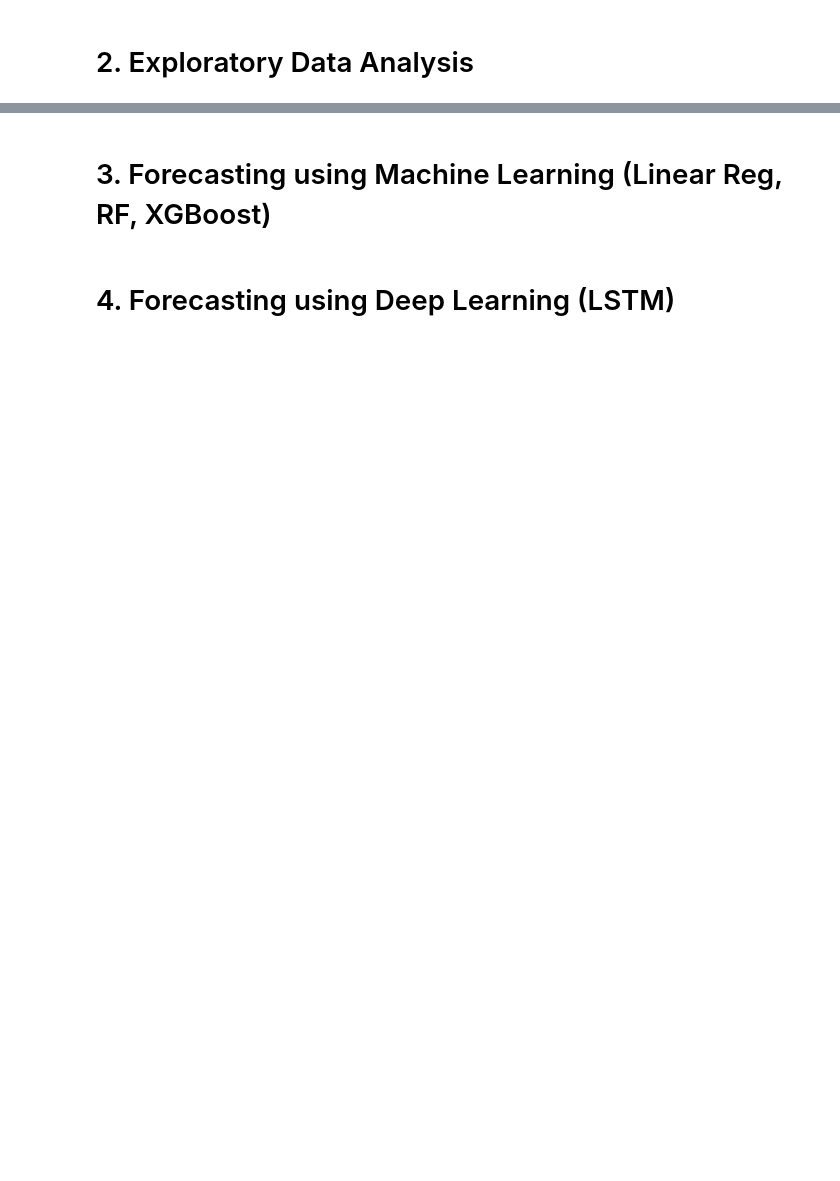
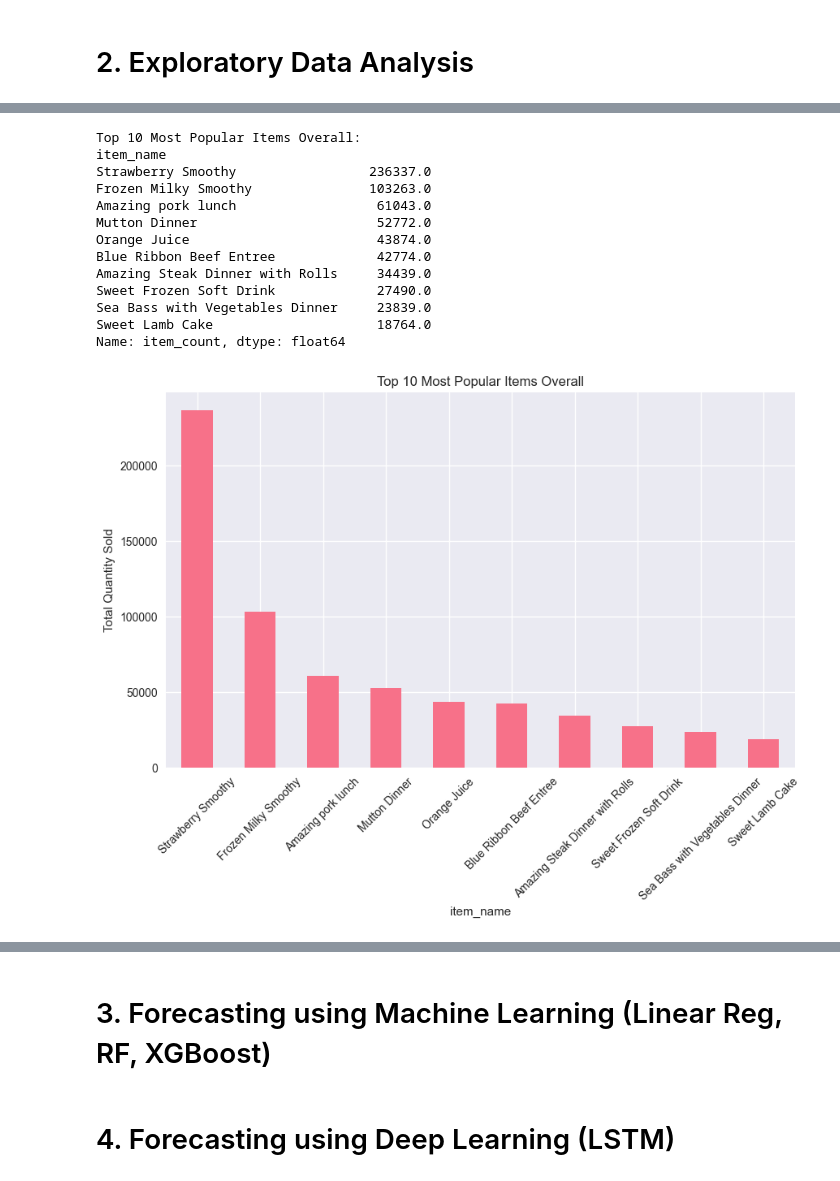
Before and after one commit to pabitra-muni/learning_and_development, a Jupyter notebook: IITG_AI_ML/capstone/sales_forecasting/sales_forecasting.ipynb, the cells around one changed output, grey strips where cells are left out. Saved outputs shown, nothing was run; the diff lists cells and outputs as text; code cells hidden in the pictures; blank space fills up the shorter version.

```diff
--- a/IITG_AI_ML/capstone/sales_forecasting/sales_forecasting.ipynb
+++ b/IITG_AI_ML/capstone/sales_forecasting/sales_forecasting.ipynb
@@ -16,9 +16,9 @@ sns.set_palette("husl")
 # 1. Preliminary Analysis
 # %%
 # a. Import the datasets
-restaurants = pd.read_csv('resturants.csv')  # Note: filename has typo in original
-items = pd.read_csv('items.csv')
-sales = pd.read_csv('sales.csv')
+restaurants = pd.read_csv('./dataset/restaurants.csv')
+items = pd.read_csv('./dataset/items.csv')
+sales = pd.read_csv('./dataset/sales.csv')
 
 print("Restaurants shape:", restaurants.shape)
 print("Items shape:", items.shape)
@@ -29,14 +29,3 @@ print("\n--- Basic Info ---")
 print(sales.info())
 print(items.info())
 print(restaurants.info())
-
-print("\n--- Sales Sample ---")
-print(sales.head())
-
-# Fix date format (dd/mm/yy -> datetime)
-sales['date'] = pd.to_datetime(sales['date'], format='%d/%m/%y')
-
-# Check for outliers in item_count and price
-print("\n--- Outlier Check ---")
-print("Item count > 1000?", (sales['item_count'] > 1000).sum())
-print("Price > 100?", (sales['price'] > 100).sum())
@@ -148,14 +248,29 @@ plt.show()
 # %%
 # f. Most popular items overall and per store
-overall_popular = df.groupby(['name'])['item_count'].sum().sort_values(ascending=False).head(10)
+overall_popular = df.groupby(['item_name'])['item_count'].sum().sort_values(ascending=False).head(10)
 print("\nTop 10 Most Popular Items Overall:")
 print(overall_popular)
 
 plt.figure(figsize=(10,6))
 overall_popular.plot(kind='bar')
 plt.title('Top 10 Most Popular Items Overall')
 plt.ylabel('Total Quantity Sold')
 plt.xticks(rotation=45)
 plt.show()
+# %% [output]
+Top 10 Most Popular Items Overall:
+item_name
+Strawberry Smoothy                 236337.0
+Frozen Milky Smoothy               103263.0
+Amazing pork lunch                  61043.0
+Mutton Dinner                       52772.0
+Orange Juice                        43874.0
+Blue Ribbon Beef Entree             42774.0
+Amazing Steak Dinner with Rolls     34439.0
+Sweet Frozen Soft Drink             27490.0
+Sea Bass with Vegetables Dinner     23839.0
+Sweet Lamb Cake                     18764.0
+Name: item_count, dtype: float64
+[figure, added]
 # %%
 # Most popular item at each store
```
Also changed, not shown: parts of 16 cells of this notebook, 1 other file.
